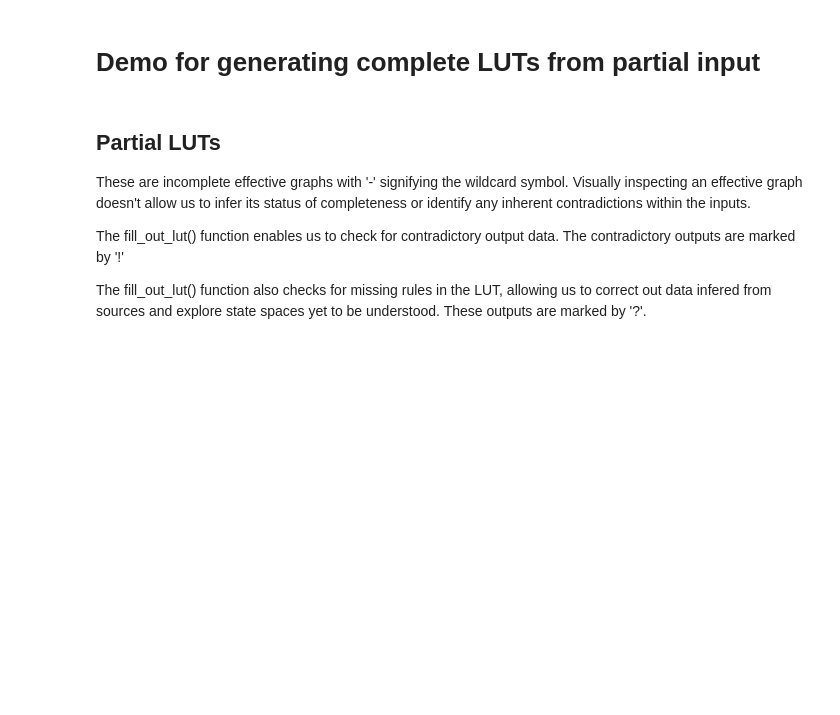
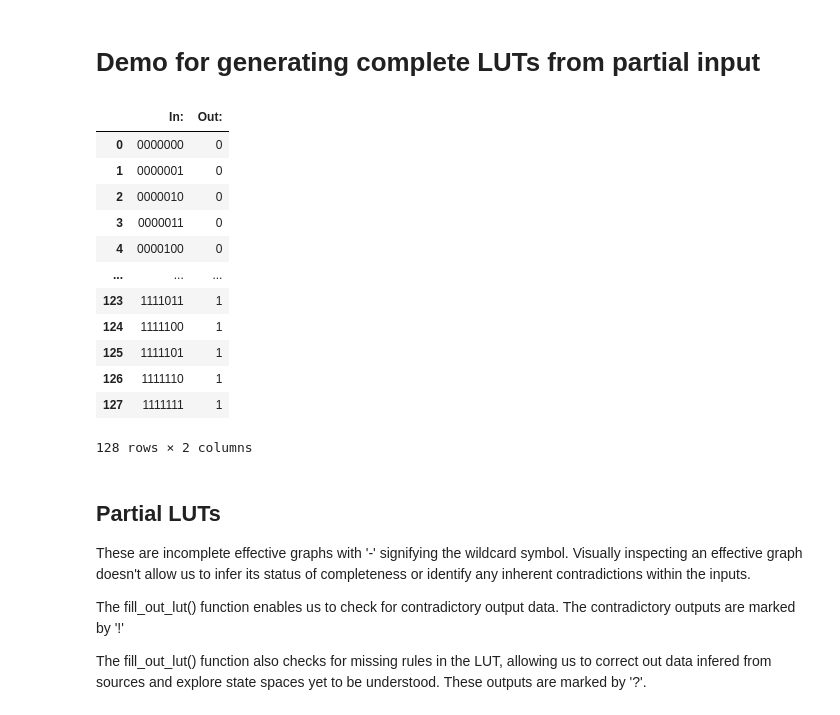
Before and after one commit to CASCI-lab/CANA, a Jupyter notebook: tutorials/Generating from Partial LUTs.ipynb, the cells around one changed output. Cells and saved outputs as stored; diff of their text form; code cells hidden in the pictures; blank space fills up the shorter version.

```diff
--- a/tutorials/Generating from Partial LUTs.ipynb
+++ b/tutorials/Generating from Partial LUTs.ipynb
@@ -9,4 +9,24 @@ from cana.utils import fill_out_lut
 from cana.boolean_node import BooleanNode
+# %%
+from cana.datasets.bio import THALIANA
+
+thaliana = THALIANA()
+
+thaliana.nodes[0].look_up_table()
+# %% [output]
+|  | In: | Out: |
+| 0 | 0000000 | 0 |
+| 1 | 0000001 | 0 |
+| 2 | 0000010 | 0 |
+| 3 | 0000011 | 0 |
+| 4 | 0000100 | 0 |
+| ... | ... | ... |
+| 123 | 1111011 | 1 |
+| 124 | 1111100 | 1 |
+| 125 | 1111101 | 1 |
+| 126 | 1111110 | 1 |
+| 127 | 1111111 | 1 |
+128 rows × 2 columns
 # %% [markdown]
 ## Partial LUTs
 
```
Also changed, not shown: parts of 16 cells of this notebook, 8 other files.
